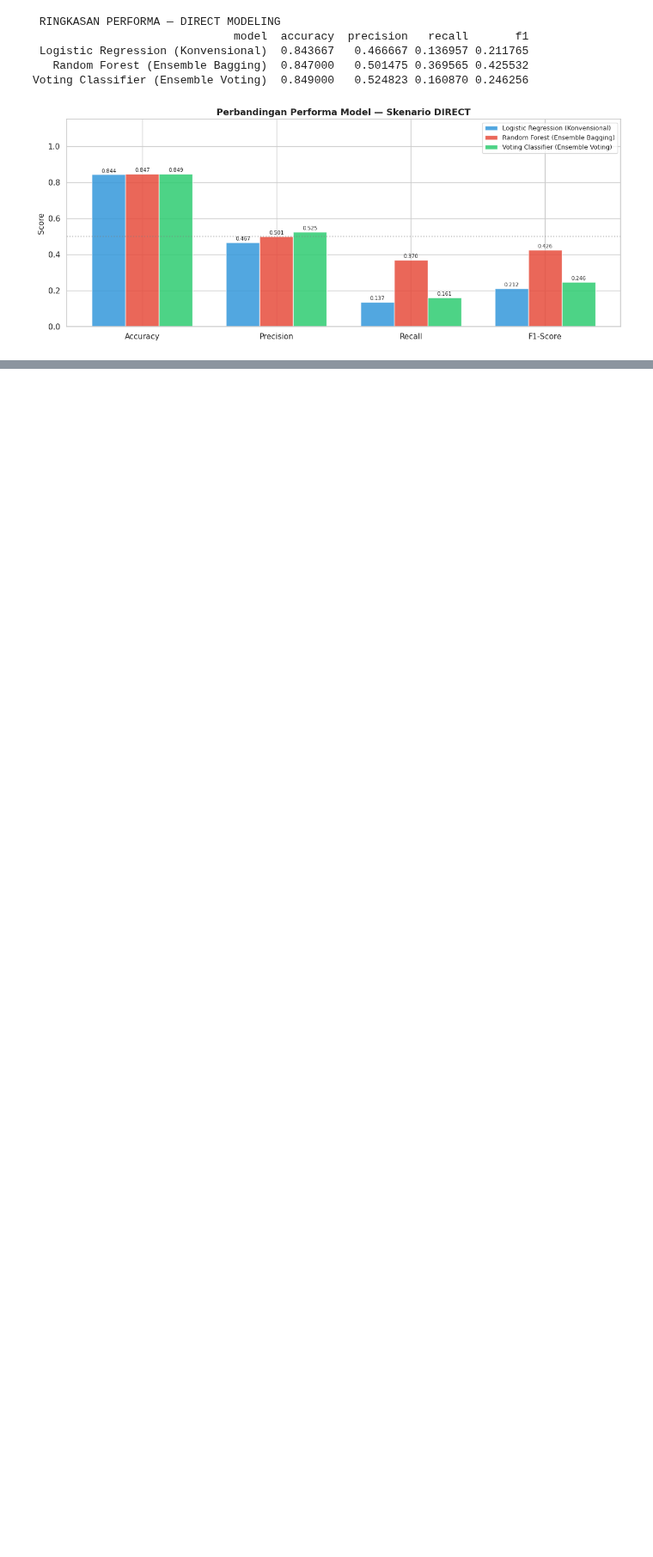
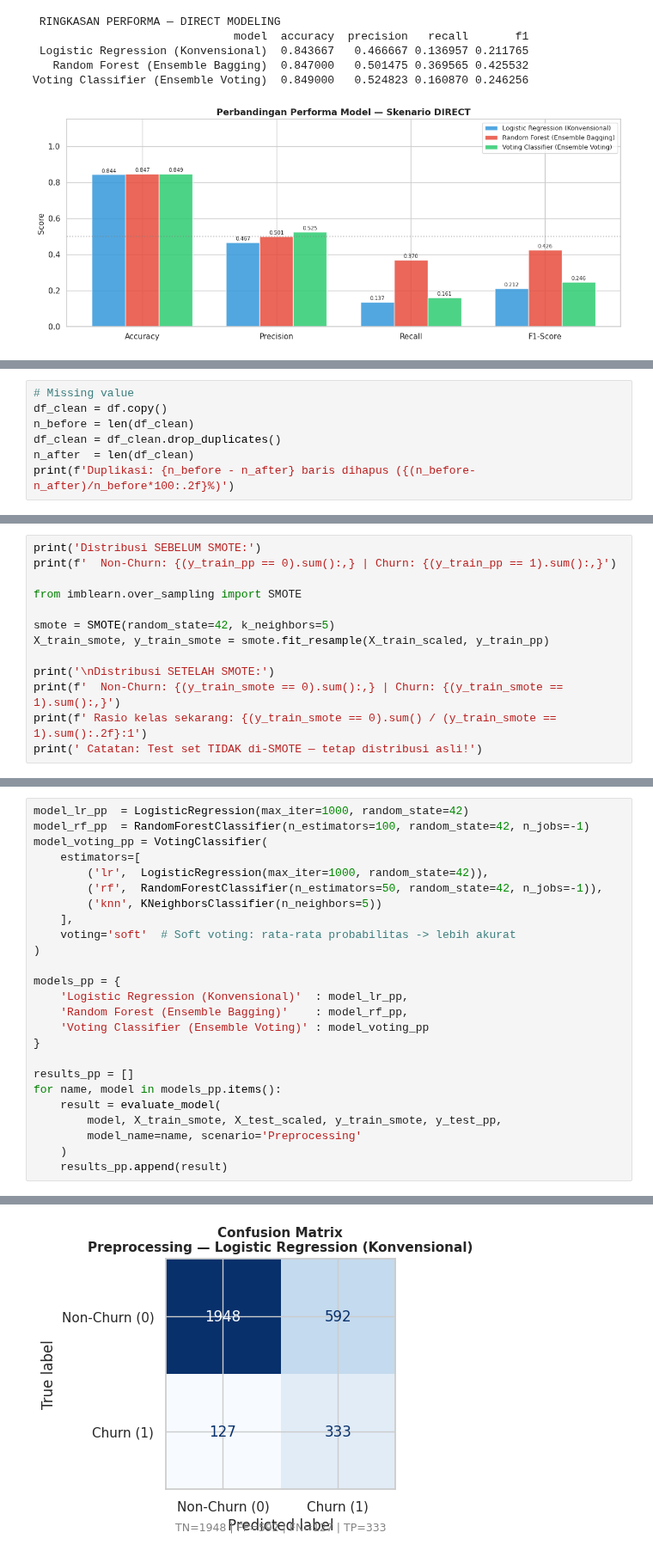
Before and after one commit to Taqi05/ChurnPrediction, a Jupyter notebook: UAS_Progress_Bengkod.ipynb, the cells around one changed output, grey strips where cells are left out. Shown at 86% size. Drawn from its saved outputs; the diff is of its cells as text; blank space fills up the shorter version.

```diff
--- a/UAS_Progress_Bengkod.ipynb
+++ b/UAS_Progress_Bengkod.ipynb
@@ -681,0 +691,7 @@ Voting Classifier (Ensemble Voting)  0.849000   0.524823 0.160870 0.246256
+# %%
+# Missing value
+df_clean = df.copy()
+n_before = len(df_clean)
+df_clean = df_clean.drop_duplicates()
+n_after  = len(df_clean)
+print(f'Duplikasi: {n_before - n_after} baris dihapus ({(n_before-n_after)/n_before*100:.2f}%)')
@@ -681,0 +907,13 @@ Voting Classifier (Ensemble Voting)  0.849000   0.524823 0.160870 0.246256
+# %%
+print('Distribusi SEBELUM SMOTE:')
+print(f'  Non-Churn: {(y_train_pp == 0).sum():,} | Churn: {(y_train_pp == 1).sum():,}')
+
+from imblearn.over_sampling import SMOTE
+
+smote = SMOTE(random_state=42, k_neighbors=5)
+X_train_smote, y_train_smote = smote.fit_resample(X_train_scaled, y_train_pp)
+
+print('\nDistribusi SETELAH SMOTE:')
+print(f'  Non-Churn: {(y_train_smote == 0).sum():,} | Churn: {(y_train_smote == 1).sum():,}')
+print(f' Rasio kelas sekarang: {(y_train_smote == 0).sum() / (y_train_smote == 1).sum():.2f}:1')
+print(' Catatan: Test set TIDAK di-SMOTE — tetap distribusi asli!')
@@ -681,0 +928,26 @@ Voting Classifier (Ensemble Voting)  0.849000   0.524823 0.160870 0.246256
+# %%
+model_lr_pp  = LogisticRegression(max_iter=1000, random_state=42)
+model_rf_pp  = RandomForestClassifier(n_estimators=100, random_state=42, n_jobs=-1)
+model_voting_pp = VotingClassifier(
+    estimators=[
+        ('lr',  LogisticRegression(max_iter=1000, random_state=42)),
+        ('rf',  RandomForestClassifier(n_estimators=50, random_state=42, n_jobs=-1)),
+        ('knn', KNeighborsClassifier(n_neighbors=5))
+    ],
+    voting='soft'  # Soft voting: rata-rata probabilitas -> lebih akurat
+)
+
+models_pp = {
+    'Logistic Regression (Konvensional)'  : model_lr_pp,
+    'Random Forest (Ensemble Bagging)'    : model_rf_pp,
+    'Voting Classifier (Ensemble Voting)' : model_voting_pp
+}
+
+results_pp = []
+for name, model in models_pp.items():
+    result = evaluate_model(
+        model, X_train_smote, X_test_scaled, y_train_smote, y_test_pp,
+        model_name=name, scenario='Preprocessing'
+    )
+    results_pp.append(result)
+# %% [output]
@@ -681,0 +971 @@ Voting Classifier (Ensemble Voting)  0.849000   0.524823 0.160870 0.246256
+[figure, added]
```
Also changed, not shown: parts of 21 cells of this notebook.
